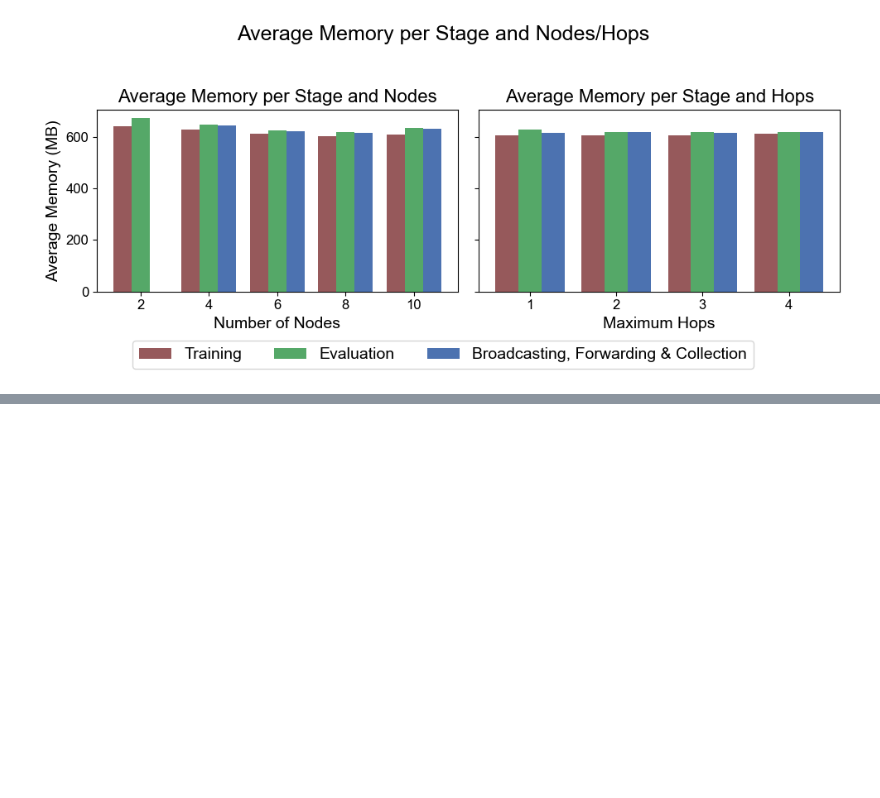
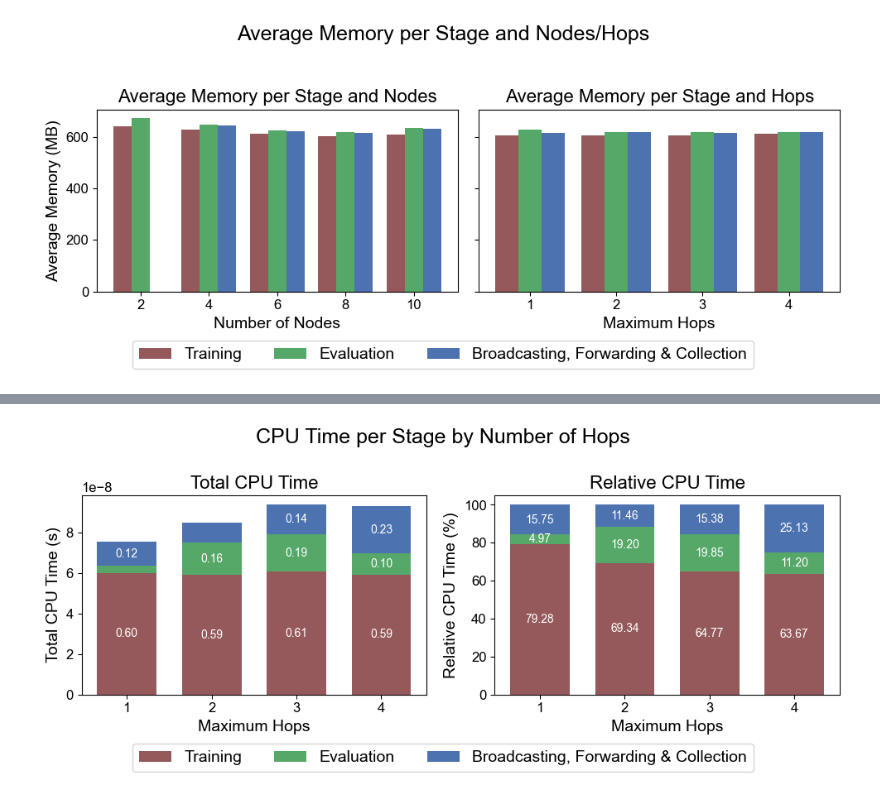
Before and after one commit to Altishofer/DFL_PeerBasedMixing, a Jupyter notebook: experiments/3_computational_resources.ipynb, the cells around one changed output, grey strips where cells are left out. Saved outputs shown, nothing was run; the diff lists cells and outputs as text; code cells hidden in the pictures; blank space fills up the shorter version.

```diff
--- a/experiments/3_computational_resources.ipynb
+++ b/experiments/3_computational_resources.ipynb
@@ -352,0 +372,10 @@ plot_side_by_side_grouped(
+# %%
+plot_total_and_relative(
+    pivot_hops,
+    stages,
+    "Maximum Hops",
+    1e7,
+    "CPU Time per Stage by Number of Hops",
+)
+# %% [output]
+[figure, added]
```
Also changed, not shown: parts of 7 cells of this notebook, 16 other files.
